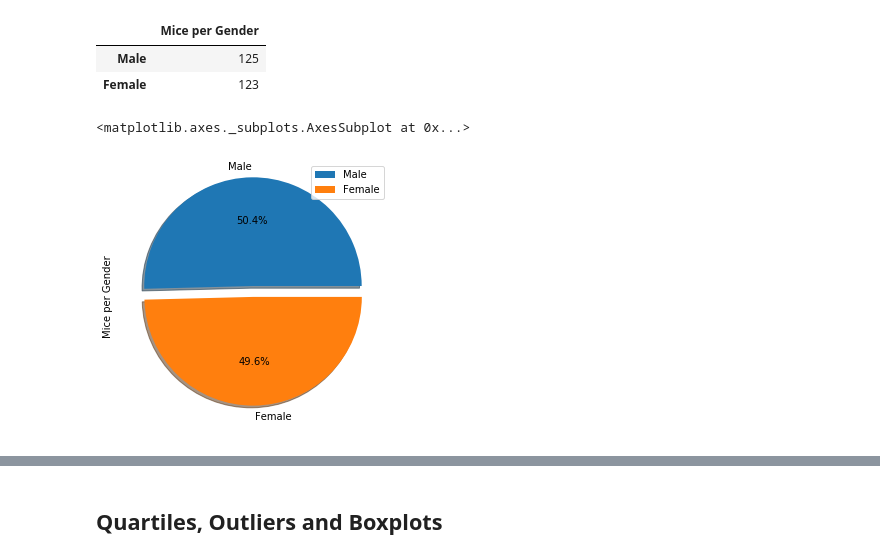
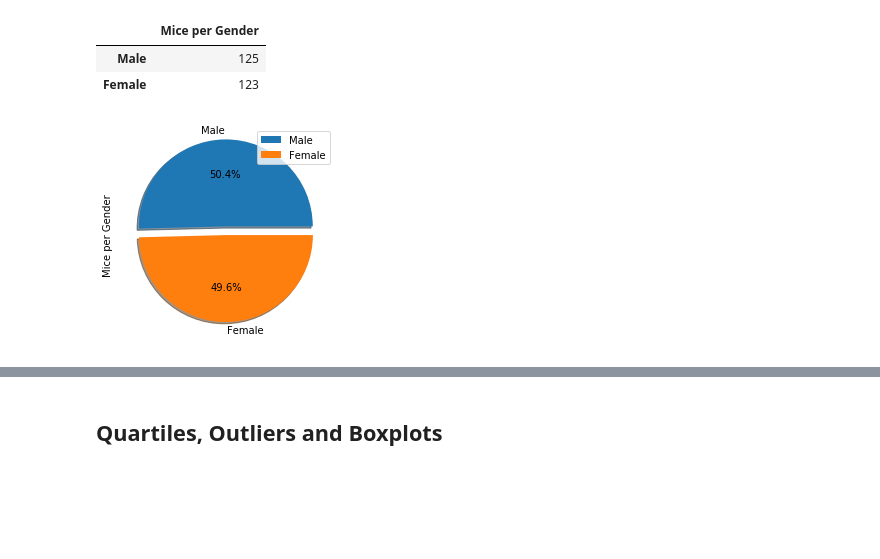
Before and after one commit to alfonsocamero/python-matplotlib-challenge, a Jupyter notebook: Pymaceuticals/pymaceuticals.ipynb, the cells around one changed output, grey strips where cells are left out. Saved outputs shown, nothing was run; the diff lists cells and outputs as text; code cells hidden in the pictures; blank space fills up the shorter version.

```diff
--- a/Pymaceuticals/pymaceuticals.ipynb
+++ b/Pymaceuticals/pymaceuticals.ipynb
@@ -320,11 +320,11 @@ male_female_df
 # %%
 explode = (0.1, 0)
 # Generate a pie plot showing the distribution of female versus male mice using pandas
 #Modify data to only list one entry per mouse
-male_female_df.plot.pie(y='Mice per Gender', startangle=360, figsize=(5, 5), shadow=True, explode=explode, autopct="%1.1f%%", )
+male_female_df.plot.pie(y='Mice per Gender', startangle=360, shadow=True, explode=explode, autopct="%1.1f%%", )
+plt.show()
 # %% [output]
-<matplotlib.axes._subplots.AxesSubplot at 0x...>
-[figure, old version]
+[figure, new version]
 # %%
 # Generate a pie plot showing the distribution of female versus male mice using pyplot
 # Labels for the sections of our pie chart
```
Also changed, not shown: parts of 7 cells of this notebook.
